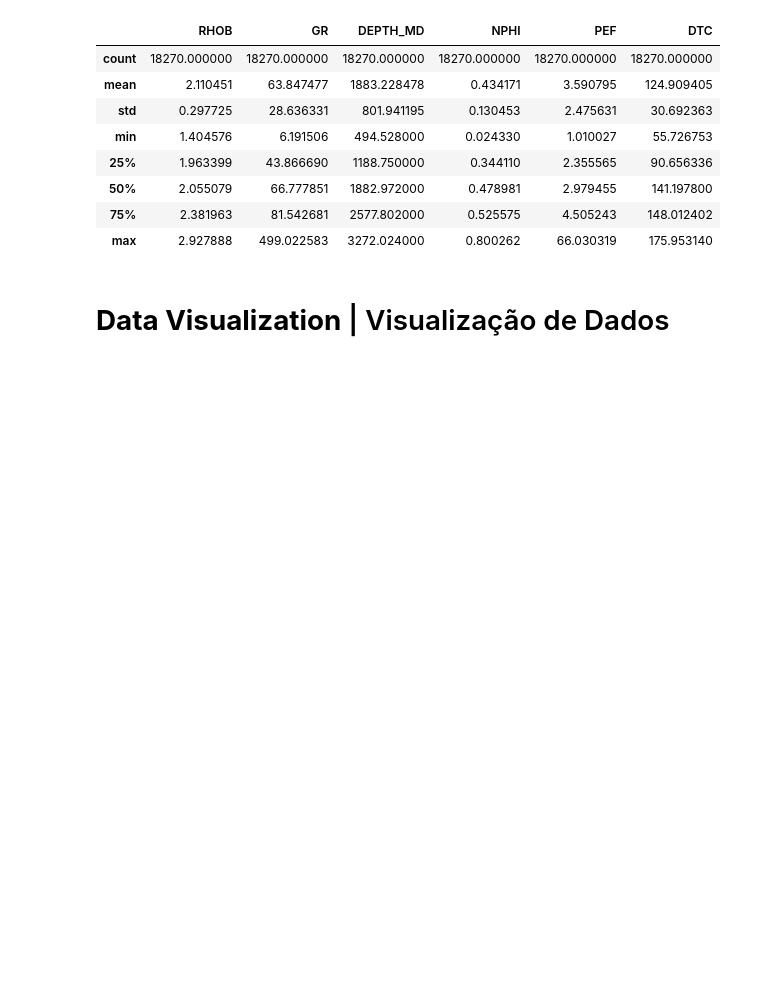
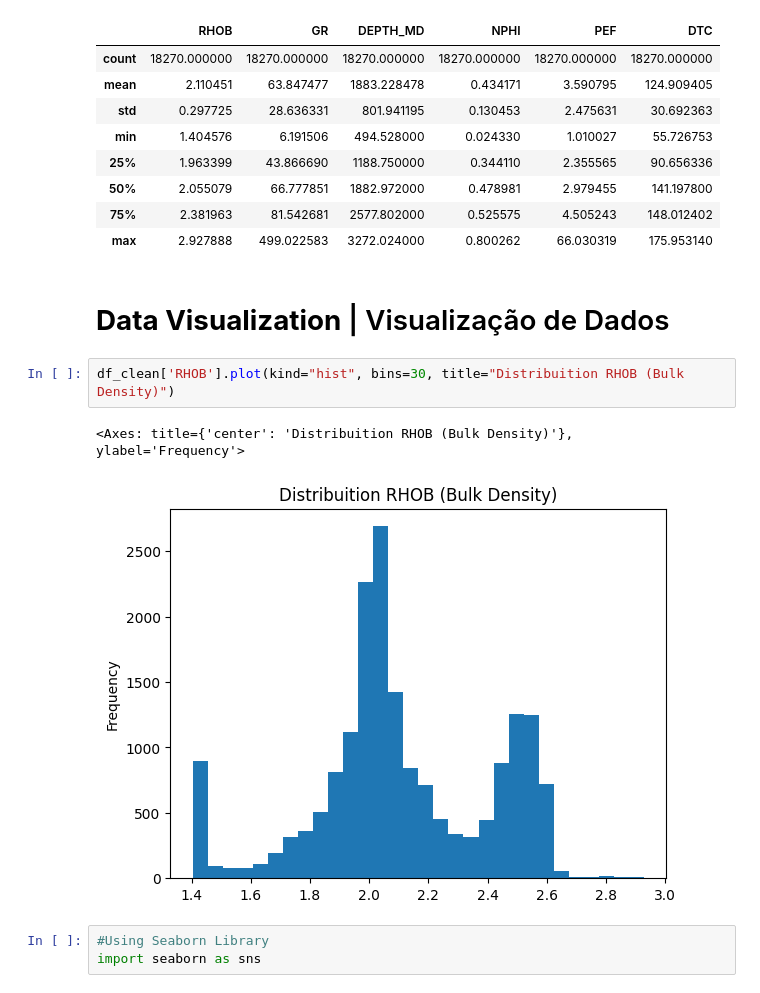
Before and after one commit to ezequielcabeja/Geological-Logging-Dataset, a Jupyter notebook: Geological_Logging_Dataset.ipynb, the cells around one changed output. Drawn from its saved outputs; the diff is of its cells as text; blank space fills up the shorter version.

```diff
--- a/Geological_Logging_Dataset.ipynb
+++ b/Geological_Logging_Dataset.ipynb
@@ -265,3 +265,11 @@ df_clean.describe()
 | max | 2.927888 | 499.022583 | 3272.024000 | 0.800262 | 66.030319 | 175.953140 |
 # %% [markdown]
 # **Data Visualization** | Visualização de Dados
+# %%
+df_clean['RHOB'].plot(kind="hist", bins=30, title="Distribuition RHOB (Bulk Density)")
+# %% [output]
+<Axes: title={'center': 'Distribuition RHOB (Bulk Density)'}, ylabel='Frequency'>
+[figure, added]
+# %%
+#Using Seaborn Library
+import seaborn as sns
```
Also changed, not shown: parts of 7 cells of this notebook.
